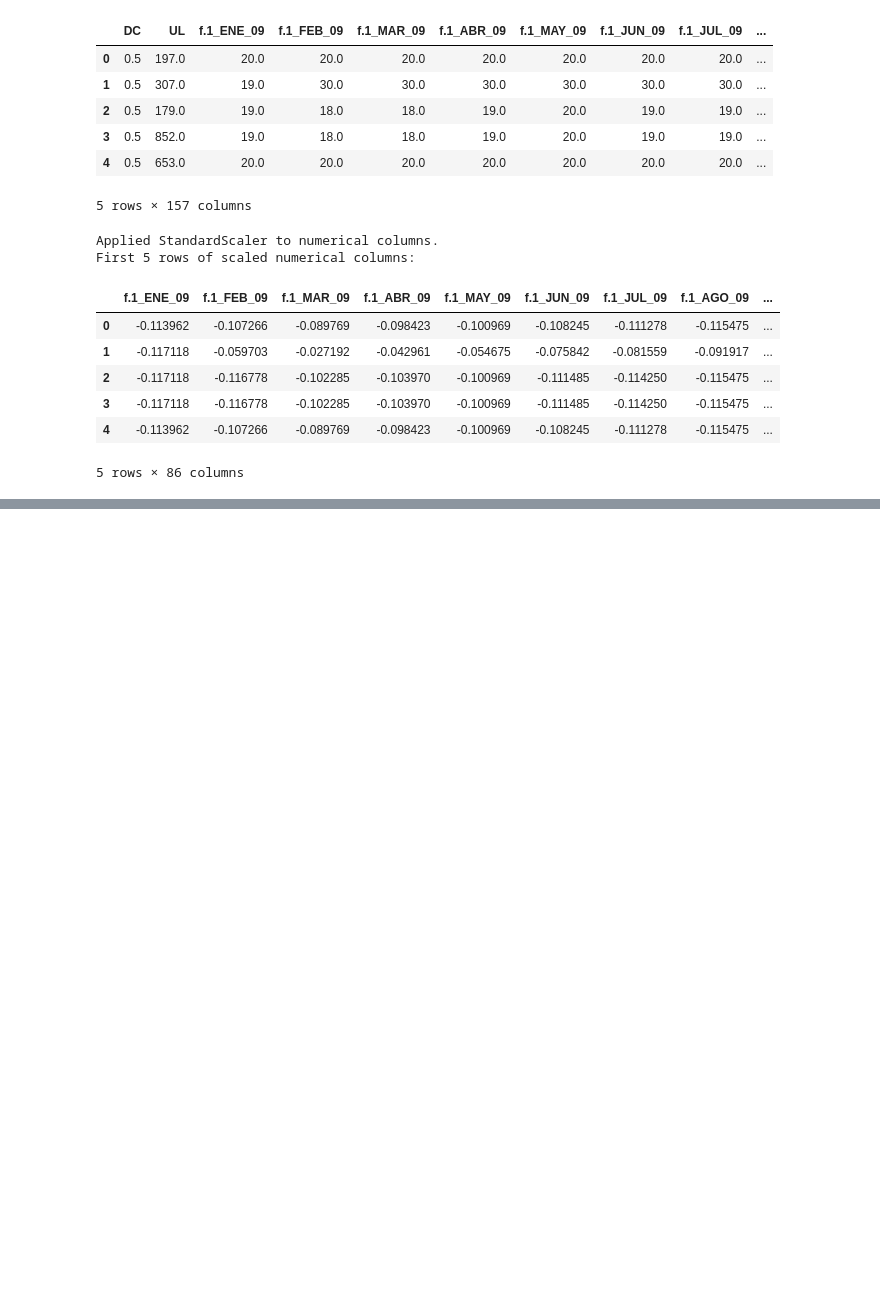
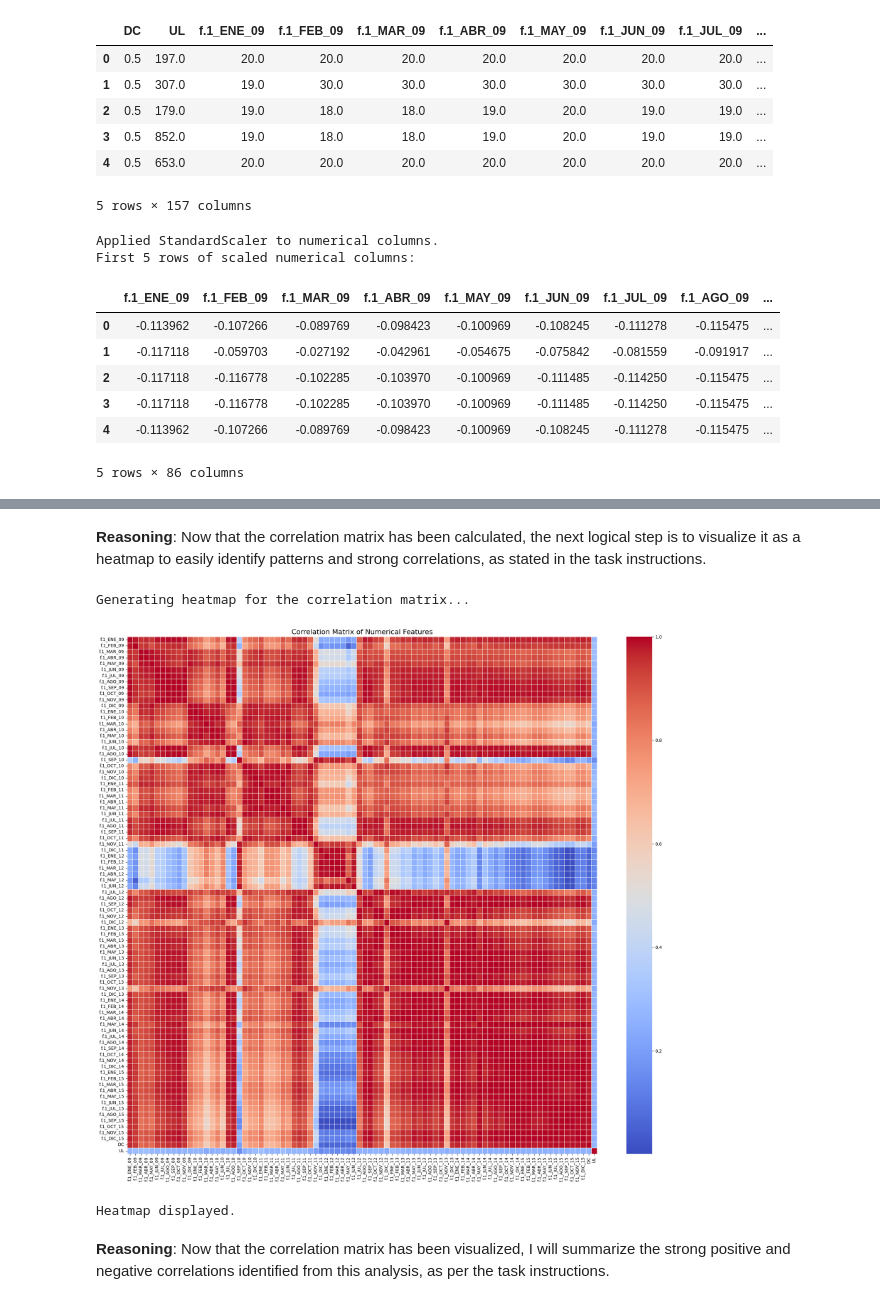
Before and after one commit to vathsankitha/water, a Jupyter notebook: Water.ipynb, the cells around one changed output, grey strips where cells are left out. Saved outputs shown, nothing was run; the diff lists cells and outputs as text; code cells hidden in the pictures; blank space fills up the shorter version.

```diff
--- a/Water.ipynb
+++ b/Water.ipynb
@@ -287,0 +425,7 @@ First 5 rows of scaled numerical columns:
+# %%
+df_encoded = pd.get_dummies(df_processed[categorical_cols], columns=categorical_cols, drop_first=True)
+df_processed = pd.concat([df_processed.drop(columns=categorical_cols), df_encoded], axis=1)
+
+print("Applied one-hot encoding to categorical columns.")
+print(f"New shape of df_processed: {df_processed.shape}")
+display(df_processed.head())
@@ -287,0 +445,9 @@ First 5 rows of scaled numerical columns:
+# %%
+from sklearn.preprocessing import StandardScaler
+
+scaler = StandardScaler()
+df_processed[numerical_cols] = scaler.fit_transform(df_processed[numerical_cols])
+
+print("Applied StandardScaler to numerical columns.")
+print("First 5 rows of scaled numerical columns:")
+display(df_processed[numerical_cols].head())
@@ -287,0 +484,12 @@ First 5 rows of scaled numerical columns:
+# %%
+print("Calculating correlation matrix for numerical columns...")
+
+# Ensure numerical_cols is up-to-date and reflects only the truly numerical columns
+# that were originally identified and scaled. The one-hot encoded columns are also numerical
+# but the task specifically mentions 'numerical columns in this DataFrame' which implies
+# the original numerical features for the correlation matrix for clarity.
+
+correlation_matrix = df_processed[numerical_cols].corr()
+
+print(f"Correlation matrix calculated for {len(numerical_cols)} numerical columns.")
+display(correlation_matrix.head())
@@ -287,0 +506,25 @@ First 5 rows of scaled numerical columns:
+# %% [markdown]
+**Reasoning**:
+Now that the correlation matrix has been calculated, the next logical step is to visualize it as a heatmap to easily identify patterns and strong correlations, as stated in the task instructions.
+# %%
+import matplotlib.pyplot as plt
+import seaborn as sns
+
+print("Generating heatmap for the correlation matrix...")
+
+plt.figure(figsize=(20, 18))
+sns.heatmap(correlation_matrix, annot=False, cmap='coolwarm', fmt=".2f", linewidths=.5)
+plt.title('Correlation Matrix of Numerical Features', fontsize=16)
+plt.xticks(rotation=90)
+plt.yticks(rotation=0)
+plt.tight_layout()
+plt.show()
+
+print("Heatmap displayed.")
+# %% [output]
+Generating heatmap for the correlation matrix...
+[figure, added]
+Heatmap displayed.
+# %% [markdown]
+**Reasoning**:
+Now that the correlation matrix has been visualized, I will summarize the strong positive and negative correlations identified from this analysis, as per the task instructions.
```
Also changed, not shown: parts of 31 cells of this notebook.
